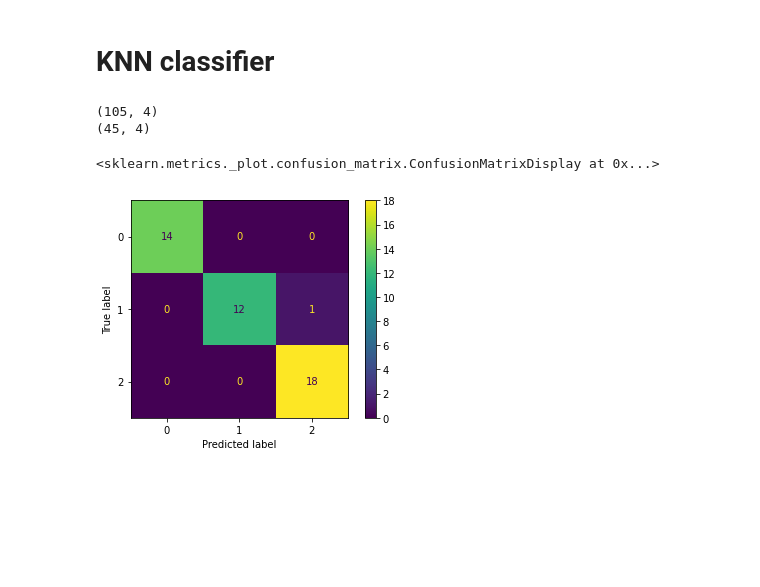
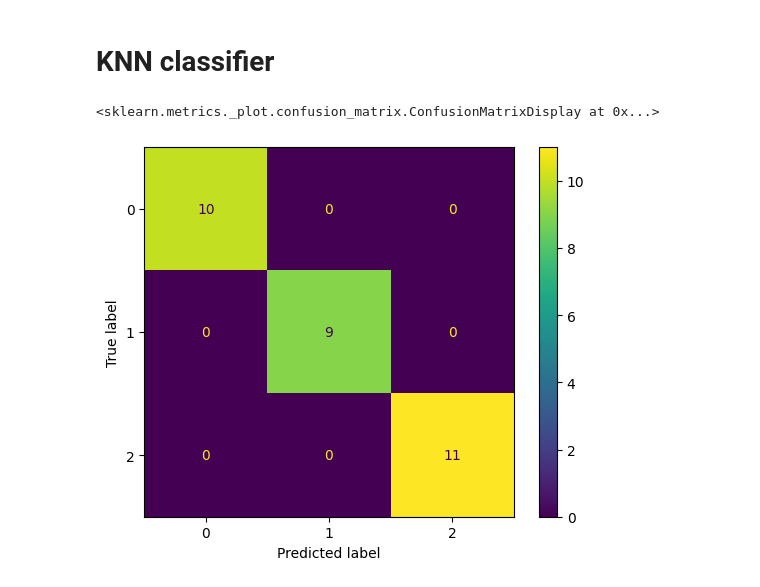
Before and after one commit to ekremsimsek1/VUT-Machine-Learning-Fundamentals-Labs_286338_Ekrem_-im-ek, a Jupyter notebook: Lab_04/MPA_MLF_PCA_2_students.ipynb, the cells around one changed output. Saved outputs shown, nothing was run; the diff lists cells and outputs as text; code cells hidden in the pictures; blank space fills up the shorter version.

```diff
--- a/Lab_04/MPA_MLF_PCA_2_students.ipynb
+++ b/Lab_04/MPA_MLF_PCA_2_students.ipynb
@@ -129,23 +129,22 @@ plt.show()
 [figure]
 # %% [markdown]
 # KNN classifier
-# %%
-# Import train_test_split as in last PC lab, split X (original) into train and test, train KNN classifier on full 4-dimensional X
-
-from sklearn.neighbors import KNeighborsClassifier
-knn1=KNeighborsClassifier(n_neighbors = 3)
-knn1.fit(,)
-Ypred=knn1.predict()
-# Import and show confusion matrix
-from sklearn.metrics import confusion_matrix
-from sklearn.metrics import ConfusionMatrixDisplay
-confusion_matrix(,)
-ConfusionMatrixDisplay.from_predictions(,)
-# %% [output]
-(105, 4)
-(45, 4)
-<sklearn.metrics._plot.confusion_matrix.ConfusionMatrixDisplay at 0x...>
-[figure, removed]
+# %%
+from sklearn.neighbors import KNeighborsClassifier
+from sklearn.model_selection import train_test_split
+from sklearn.metrics import confusion_matrix, ConfusionMatrixDisplay
+
+X_train, X_test, y_train, y_test = train_test_split(X, y, test_size=0.2, random_state=42)
+
+knn1 = KNeighborsClassifier(n_neighbors=3)
+knn1.fit(X_train, y_train)
+Ypred = knn1.predict(X_test)
+
+cm = confusion_matrix(y_test, Ypred)
+ConfusionMatrixDisplay.from_predictions(y_test, Ypred)
+# %% [output]
+<sklearn.metrics._plot.confusion_matrix.ConfusionMatrixDisplay at 0x...>
+[figure, added]
 # %%
 # Now do the same (data set split, KNN, confusion matrix), but for PCA-transformed data (1st two principal components, i.e., first two columns).
 # Compare the results with full dataset
```
Also changed, not shown: parts of 2 cells of this notebook.
